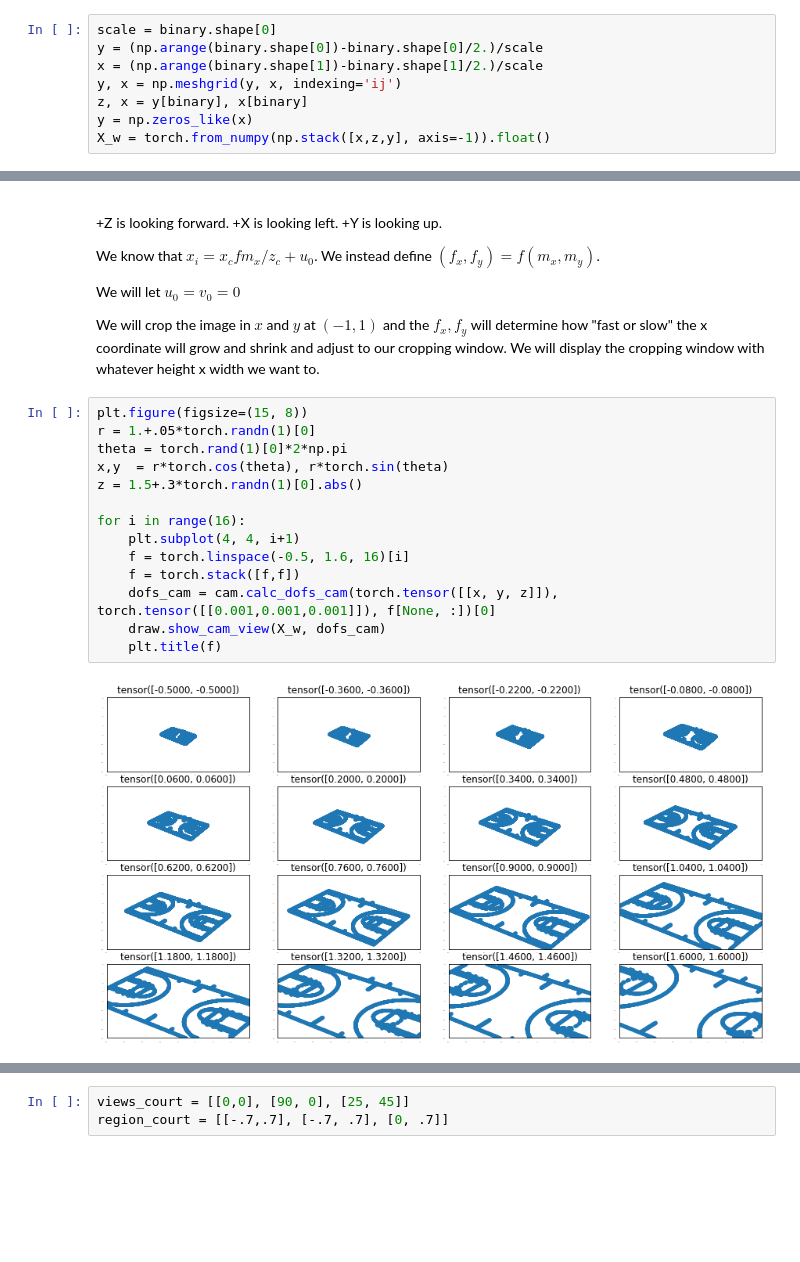
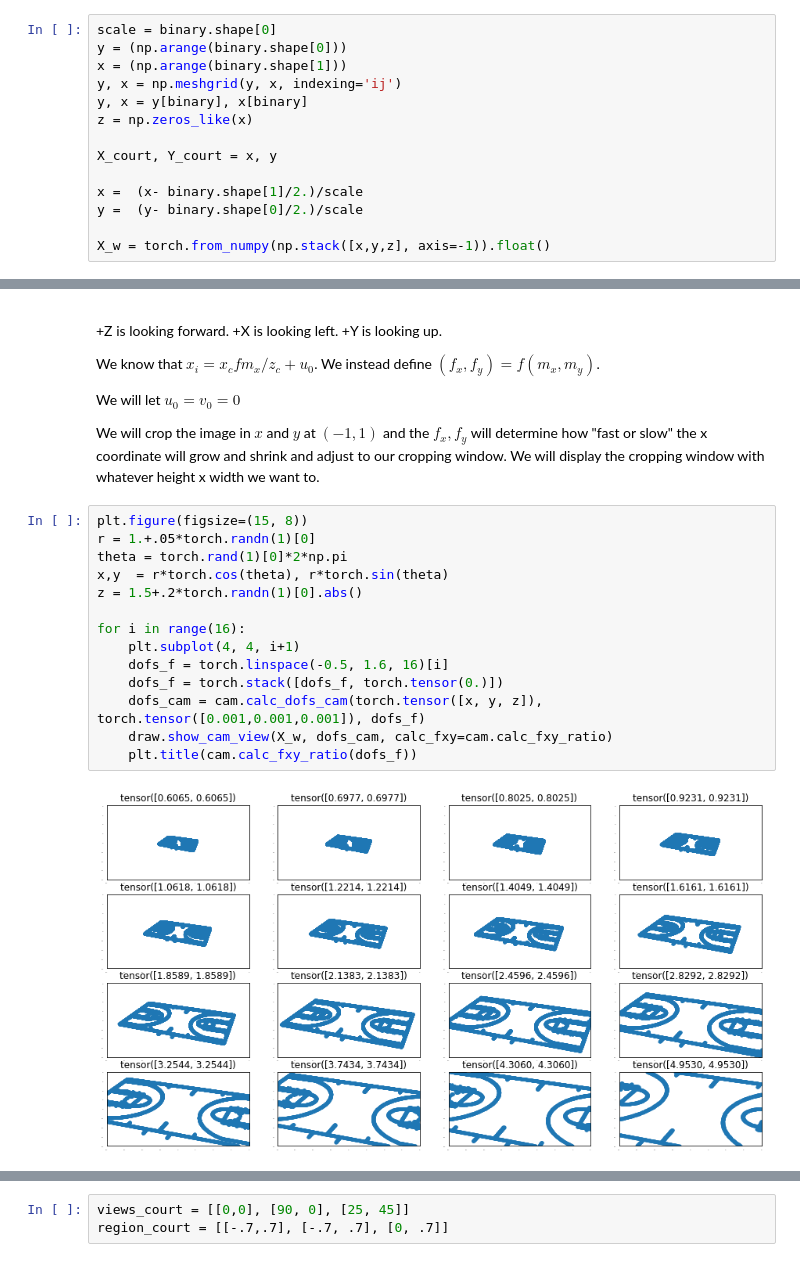
Before and after one commit to akarshkumar0101/nba-3d-ee-371q, a Jupyter notebook: rendering.ipynb, the cells around one changed output, grey strips where cells are left out. Cells and saved outputs as stored; diff of their text form; blank space fills up the shorter version.

```diff
--- a/rendering.ipynb
+++ b/rendering.ipynb
@@ -19,12 +22,18 @@ plt.show()
 [figure]
 # %%
 scale = binary.shape[0]
-y = (np.arange(binary.shape[0])-binary.shape[0]/2.)/scale
-x = (np.arange(binary.shape[1])-binary.shape[1]/2.)/scale
+y = (np.arange(binary.shape[0]))
+x = (np.arange(binary.shape[1]))
 y, x = np.meshgrid(y, x, indexing='ij')
-z, x = y[binary], x[binary]
-y = np.zeros_like(x)
-X_w = torch.from_numpy(np.stack([x,z,y], axis=-1)).float()
+y, x = y[binary], x[binary]
+z = np.zeros_like(x)
+
+X_court, Y_court = x, y
+
+x =  (x- binary.shape[1]/2.)/scale
+y =  (y- binary.shape[0]/2.)/scale
+
+X_w = torch.from_numpy(np.stack([x,y,z], axis=-1)).float()
 # %%
 gray = binary.astype(np.uint8)*255
 # %%
@@ -56,17 +65,17 @@ We will display the cropping window with whatever height x width we want to.
 # %%
 plt.figure(figsize=(15, 8))
 r = 1.+.05*torch.randn(1)[0]
 theta = torch.rand(1)[0]*2*np.pi
 x,y  = r*torch.cos(theta), r*torch.sin(theta)
-z = 1.5+.3*torch.randn(1)[0].abs()
+z = 1.5+.2*torch.randn(1)[0].abs()
 
 for i in range(16):
     plt.subplot(4, 4, i+1)
-    f = torch.linspace(-0.5, 1.6, 16)[i]
-    f = torch.stack([f,f])
-    dofs_cam = cam.calc_dofs_cam(torch.tensor([[x, y, z]]), torch.tensor([[0.001,0.001,0.001]]), f[None, :])[0]
-    draw.show_cam_view(X_w, dofs_cam)
-    plt.title(f)
+    dofs_f = torch.linspace(-0.5, 1.6, 16)[i]
+    dofs_f = torch.stack([dofs_f, torch.tensor(0.)])
+    dofs_cam = cam.calc_dofs_cam(torch.tensor([x, y, z]), torch.tensor([0.001,0.001,0.001]), dofs_f)
+    draw.show_cam_view(X_w, dofs_cam, calc_fxy=cam.calc_fxy_ratio)
+    plt.title(cam.calc_fxy_ratio(dofs_f))
 # %% [output]
-[figure, old version]
+[figure, new version]
 # %%
```
Also changed, not shown: parts of 30 cells of this notebook, 7 other files.
